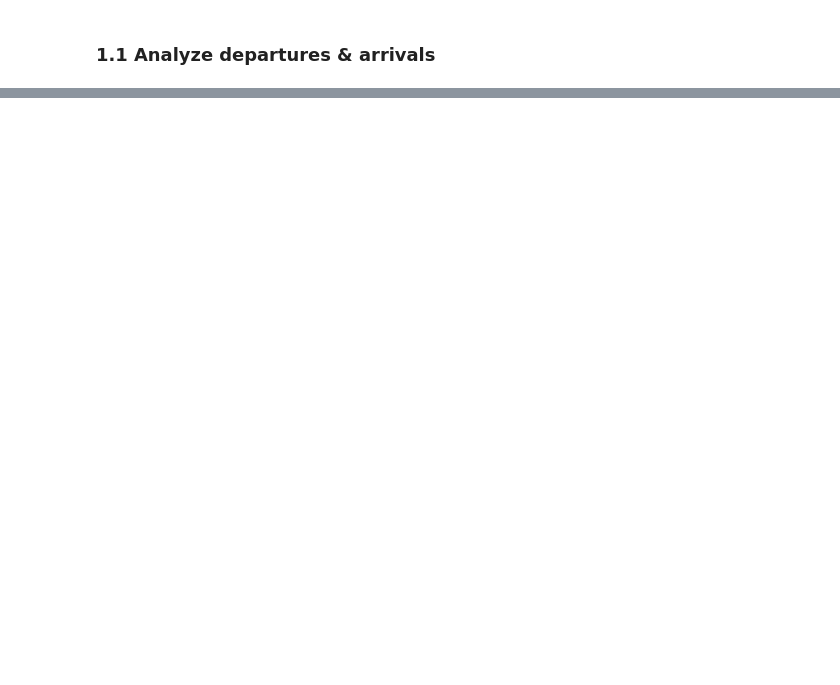
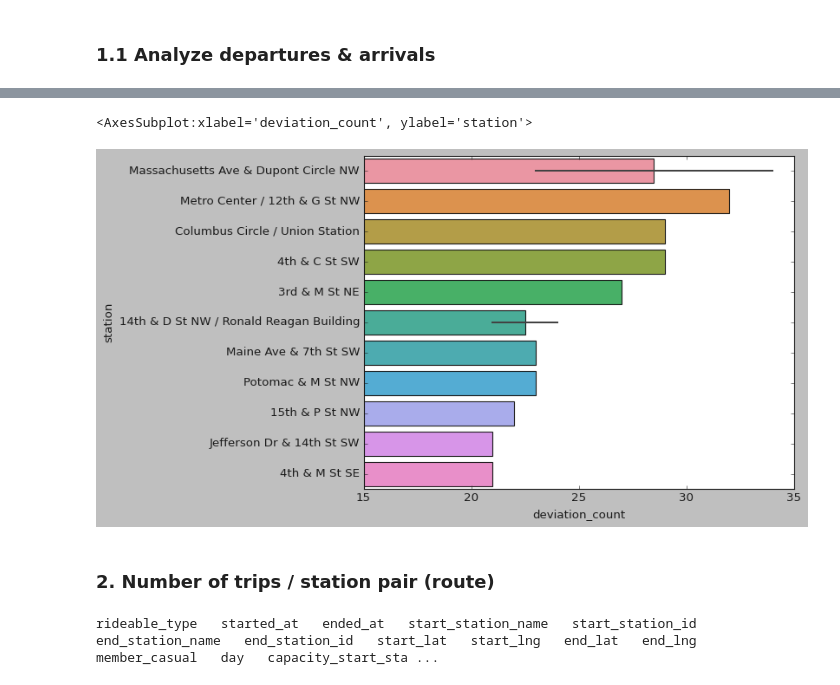
Before and after one commit to jaddel/education_cab_github, a Jupyter notebook: assignment_2/task1/task1.1.ipynb, the cells around one changed output, grey strips where cells are left out. Drawn from its saved outputs; the diff is of its cells as text; code cells hidden in the pictures; blank space fills up the shorter version.

```diff
--- a/assignment_2/task1/task1.1.ipynb
+++ b/assignment_2/task1/task1.1.ipynb
@@ -201,0 +251,8 @@ sns.barplot(y='station', x='value', hue='variable', data=station_arrival_departu
+# %%
+# Find oversupplied stations
+
+data2 = df_dep_arr
+data2['deviation_count'] = data2['count_arrival'] - data2['count_departure']
+data2 = data2.loc[(data2.deviation_count > 20)].sort_values(by=['deviation_count'], ascending=False)
+
+data2.head()
@@ -201,0 +266,14 @@ sns.barplot(y='station', x='value', hue='variable', data=station_arrival_departu
+# %%
+sns.set(rc={'figure.figsize':(16,5)}, )
+plt.style.use(pg)
+plt.xlim(15, 35)
+sns.barplot(y='station', x='deviation_count',data=data2.head(15))#.invert_xaxis()
+# %% [output]
+<AxesSubplot:xlabel='deviation_count', ylabel='station'>
+[figure, added]
+# %% [markdown]
+### 2. Number of trips / station pair (route)
+# %%
+list_columns(df)
+# %% [output]
+rideable_type   started_at   ended_at   start_station_name   start_station_id   end_station_name   end_station_id   start_lat   start_lng   end_lat   end_lng   member_casual   day   capacity_start_sta ...
```
Also changed, not shown: parts of 48 cells of this notebook, 2 other files.
